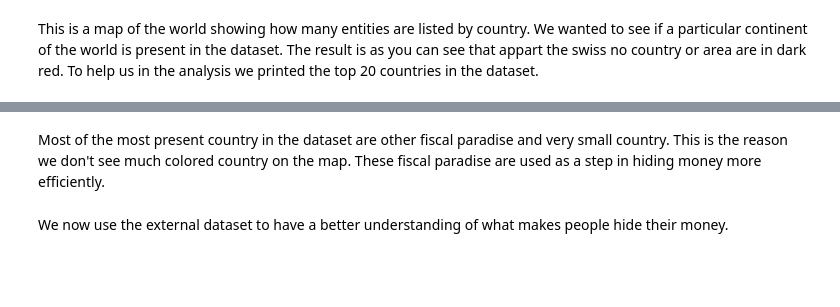
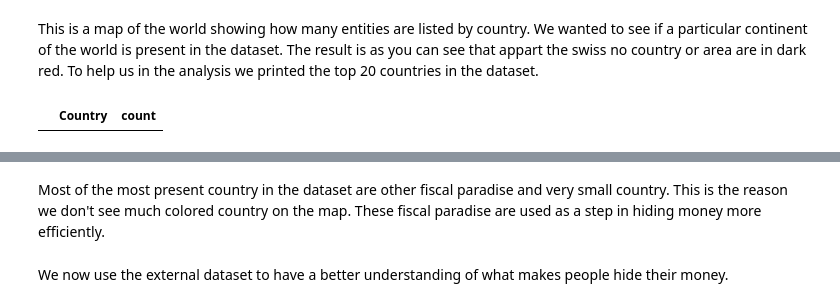
Before and after one commit to Roussaky/ada-EPFL, a Jupyter notebook: project/project_notebook.ipynb, the cells around one changed output, grey strips where cells are left out. Cells and saved outputs as stored; diff of their text form; code cells hidden in the pictures; blank space fills up the shorter version.

```diff
--- a/project/project_notebook.ipynb
+++ b/project/project_notebook.ipynb
@@ -194,6 +193,10 @@ world_map
 [interactive output not drawn]
 # %% [markdown]
 This is a map of the world showing how many entities are listed by country. We wanted to see if a particular continent of the world is present in the dataset. The result is as you can see that appart the swiss no country or area are in dark red. To help us in the analysis we printed the top 20 countries in the dataset.
+# %%
+entities_by_country[entities_by_country['count'] < 0]
+# %% [output]
+|  | Country | count |
 # %%
 countries[:20].plot(kind='bar',title='Top 20 coutries most present in the dataset')
 plt.ylabel('Number of entity')
```
Also changed, not shown: parts of 16 cells of this notebook, 6 other files.
